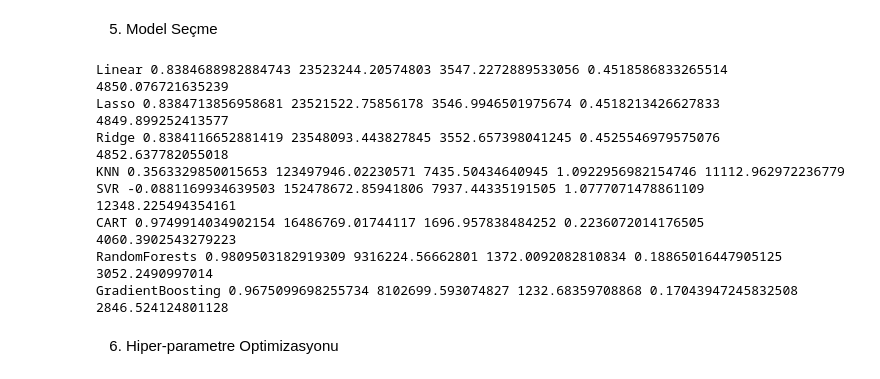
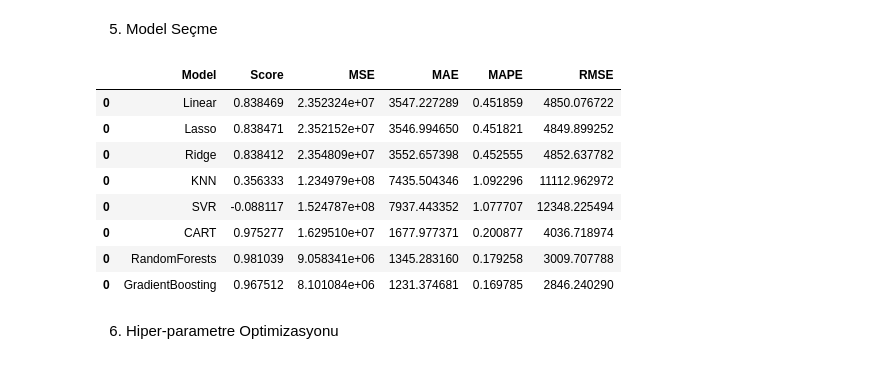
Before and after one commit to borhunsahin/kaggle-medical-cost-personal-analysis, a Jupyter notebook: main.ipynb, the cells around one changed output. Cells and saved outputs as stored; diff of their text form; code cells hidden in the pictures.

```diff
--- a/main.ipynb
+++ b/main.ipynb
@@ -325,6 +325,7 @@ models.append(('CART', DecisionTreeRegressor()))
 models.append(('RandomForests', RandomForestRegressor()))
 models.append(('GradientBoosting', GradientBoostingRegressor()))
 # %%
+modelsdf = pd.DataFrame({"Model":[],"Score":[],"MSE":[],"MAE":[],"MAPE":[],"RMSE":[]})
 for name,model in models:
     mod = model.fit(X_train,Y_train)
     predictions= mod.predict(X_test)
@@ -334,17 +335,22 @@ for name,model in models:
     mae = mean_absolute_error(Y_test,predictions)
     mape = mean_absolute_percentage_error(Y_test,predictions)
     rmse = np.sqrt(mean_squared_error(Y_test,predictions))
-    # rmsle = mean_squared_log_error(Y_test,predictions) # Negatif değerler için kullanılmazmış
-    print(name,score,mse,mae,mape,rmse)
+    # rmsle = mean_squared_log_error(Y_test,predictions) # O negatif değer buraya gelecek
+
+    dfAdder = pd.DataFrame({"Model":[name],"Score":[score],"MSE":[mse],"MAE":[mae],"MAPE":[mape],"RMSE":[rmse]})
+    modelsdf = modelsdf.append(dfAdder)
-# %% [output]
-Linear 0.8384688982884743 23523244.20574803 3547.2272889533056 0.4518586833265514 4850.076721635239
-Lasso 0.8384713856958681 23521522.75856178 3546.9946501975674 0.4518213426627833 4849.899252413577
-Ridge 0.8384116652881419 23548093.443827845 3552.657398041245 0.4525546979575076 4852.637782055018
-KNN 0.3563329850015653 123497946.02230571 7435.50434640945 1.0922956982154746 11112.962972236779
-SVR -0.0881169934639503 152478672.85941806 7937.44335191505 1.0777071478861109 12348.225494354161
-CART 0.9749914034902154 16486769.01744117 1696.957838484252 0.2236072014176505 4060.3902543279223
-RandomForests 0.9809503182919309 9316224.56662801 1372.0092082810834 0.18865016447905125 3052.2490997014
-GradientBoosting 0.9675099698255734 8102699.593074827 1232.68359708868 0.17043947245832508 2846.524124801128
+# %%
+modelsdf
+# %% [output]
+|  | Model | Score | MSE | MAE | MAPE | RMSE |
+| 0 | Linear | 0.838469 | 2.352324e+07 | 3547.227289 | 0.451859 | 4850.076722 |
+| 0 | Lasso | 0.838471 | 2.352152e+07 | 3546.994650 | 0.451821 | 4849.899252 |
+| 0 | Ridge | 0.838412 | 2.354809e+07 | 3552.657398 | 0.452555 | 4852.637782 |
+| 0 | KNN | 0.356333 | 1.234979e+08 | 7435.504346 | 1.092296 | 11112.962972 |
+| 0 | SVR | -0.088117 | 1.524787e+08 | 7937.443352 | 1.077707 | 12348.225494 |
+| 0 | CART | 0.975277 | 1.629510e+07 | 1677.977371 | 0.200877 | 4036.718974 |
+| 0 | RandomForests | 0.981039 | 9.058341e+06 | 1345.283160 | 0.179258 | 3009.707788 |
+| 0 | GradientBoosting | 0.967512 | 8.101084e+06 | 1231.374681 | 0.169785 | 2846.240290 |
 # %% [markdown]
 6. Hiper-parametre Optimizasyonu
 # %%
```
Also changed, not shown: parts of 2 cells of this notebook.
